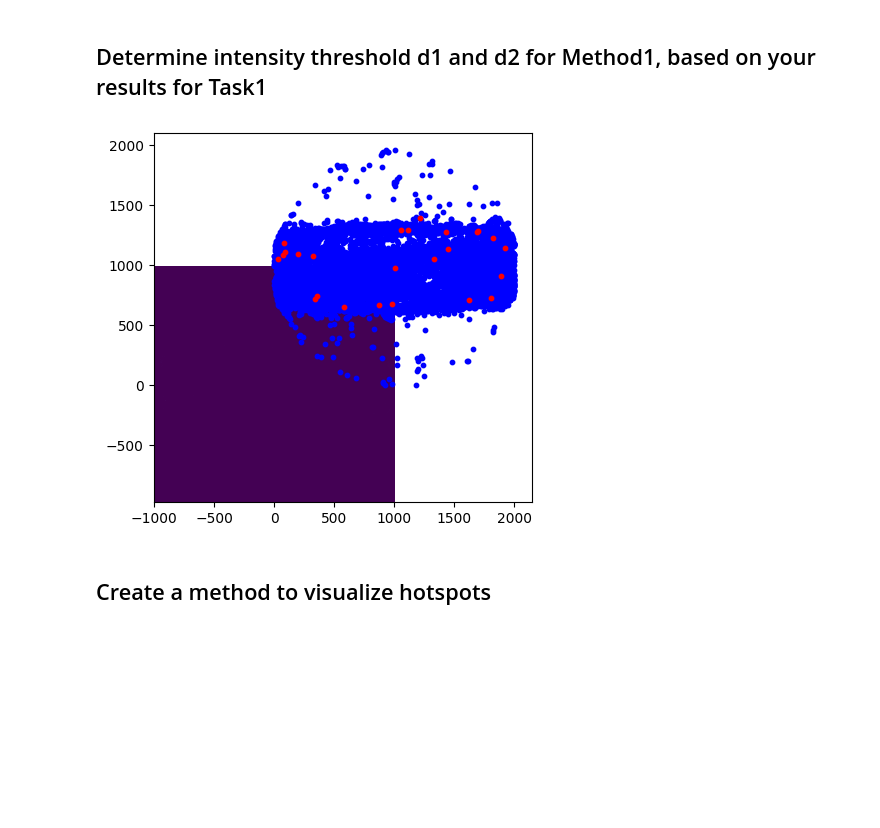
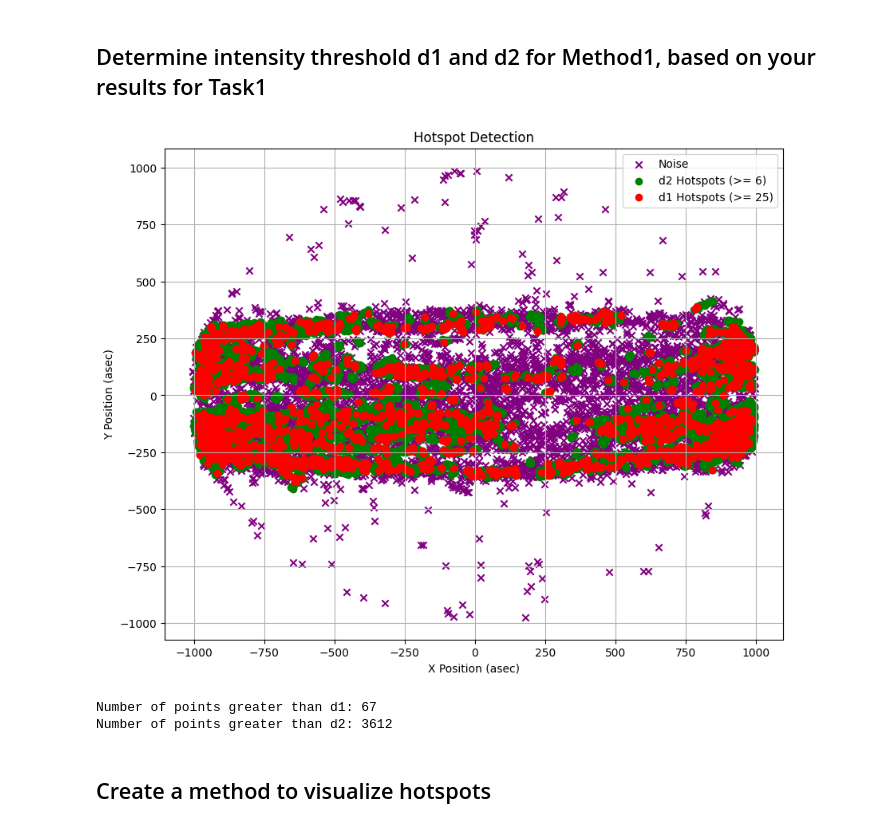
Before and after one commit to bsanchezhtx/helios-group-project, a Jupyter notebook: task2.ipynb, the cells around one changed output. Cells and saved outputs as stored; diff of their text form; code cells hidden in the pictures; blank space fills up the shorter version.

Commit message:
update task 2 hotspot detection algo

```diff
--- a/task2.ipynb
+++ b/task2.ipynb
@@ -101,11 +78,17 @@ def hotspot_detection(d1, d2, df):
 # %% [markdown]
 ## Determine intensity threshold d1 and d2 for Method1, based on your results for Task1
-# %%
-d1 = 300
-d2 = 6
-
-hotspot_detection(d1, d2, df)
-# %% [output]
-[figure, removed]
+# %%
+# Select first number in range. Ex 6-12, select 6
+d1 = 25
+d2 = 6
+
+hotspot_detection(d1, d2, df)
+
+print(f'Number of points greater than d1: {len(df[df["energy.kev.i"] > d1])}')
+print(f'Number of points greater than d2: {len(df[df["energy.kev.i"] > d2])}')
+# %% [output]
+[figure, added]
+Number of points greater than d1: 67
+Number of points greater than d2: 3612
 # %% [markdown]
 ## Create a method to visualize hotspots
```
Also changed, not shown: parts of 2 cells of this notebook.
